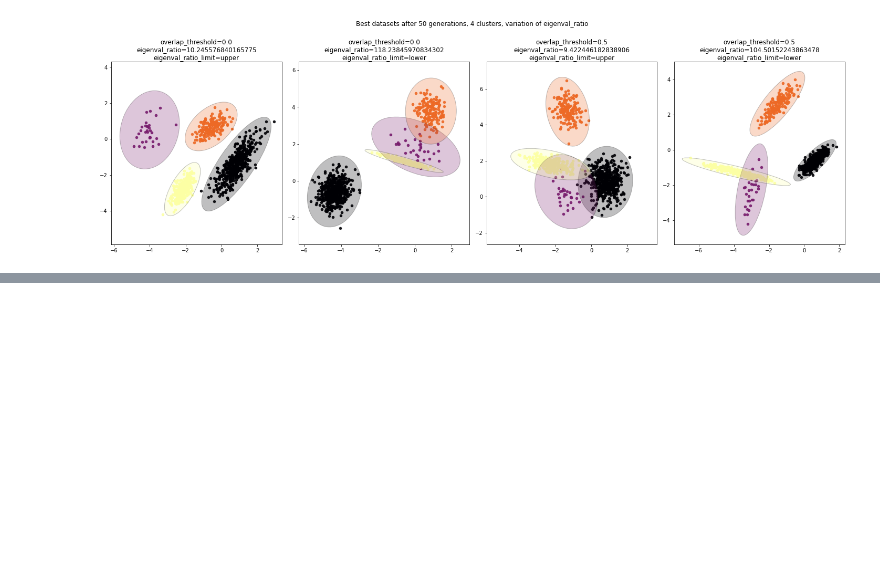
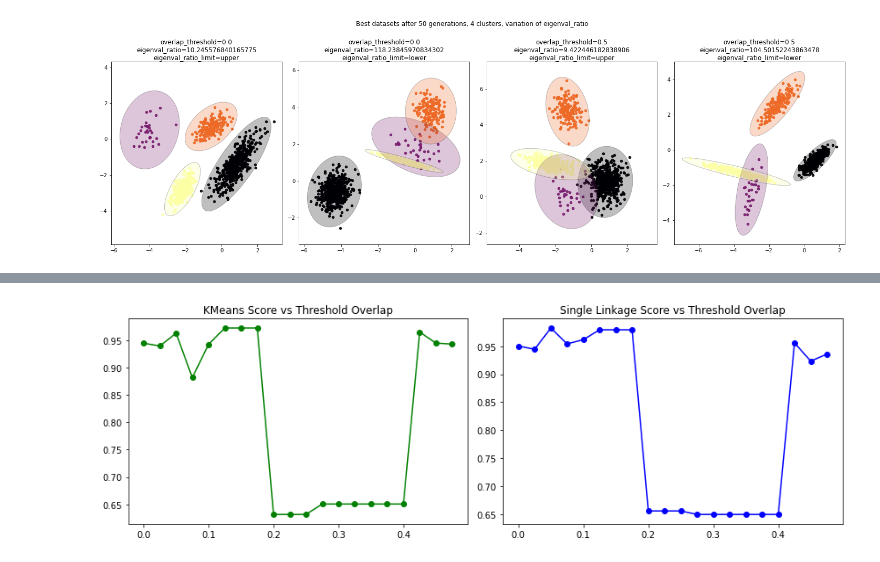
Before and after one commit to LudovicSterlin/projet-stochastic, a Jupyter notebook: clustering_datasets.ipynb, the cells around one changed output, grey strips where cells are left out. Saved outputs shown, nothing was run; the diff lists cells and outputs as text; code cells hidden in the pictures; blank space fills up the shorter version.

```diff
--- a/clustering_datasets.ipynb
+++ b/clustering_datasets.ipynb
@@ -419,0 +504,9 @@ ARI: 0.6662700050805135
+# %%
+fig,axs = plt.subplots(nrows=1, ncols=2, figsize=(12, 4))
+axs[0].plot(overlaps, kmeans_scores,'go-')
+axs[0].set_title('KMeans Score vs Threshold Overlap')
+axs[1].plot(overlaps, linkage_scores, 'bo-')
+axs[1].set_title('Single Linkage Score vs Threshold Overlap')
+fig.tight_layout();
+# %% [output]
+[figure, added]
```
Also changed, not shown: parts of 27 cells of this notebook, 7 other files.
